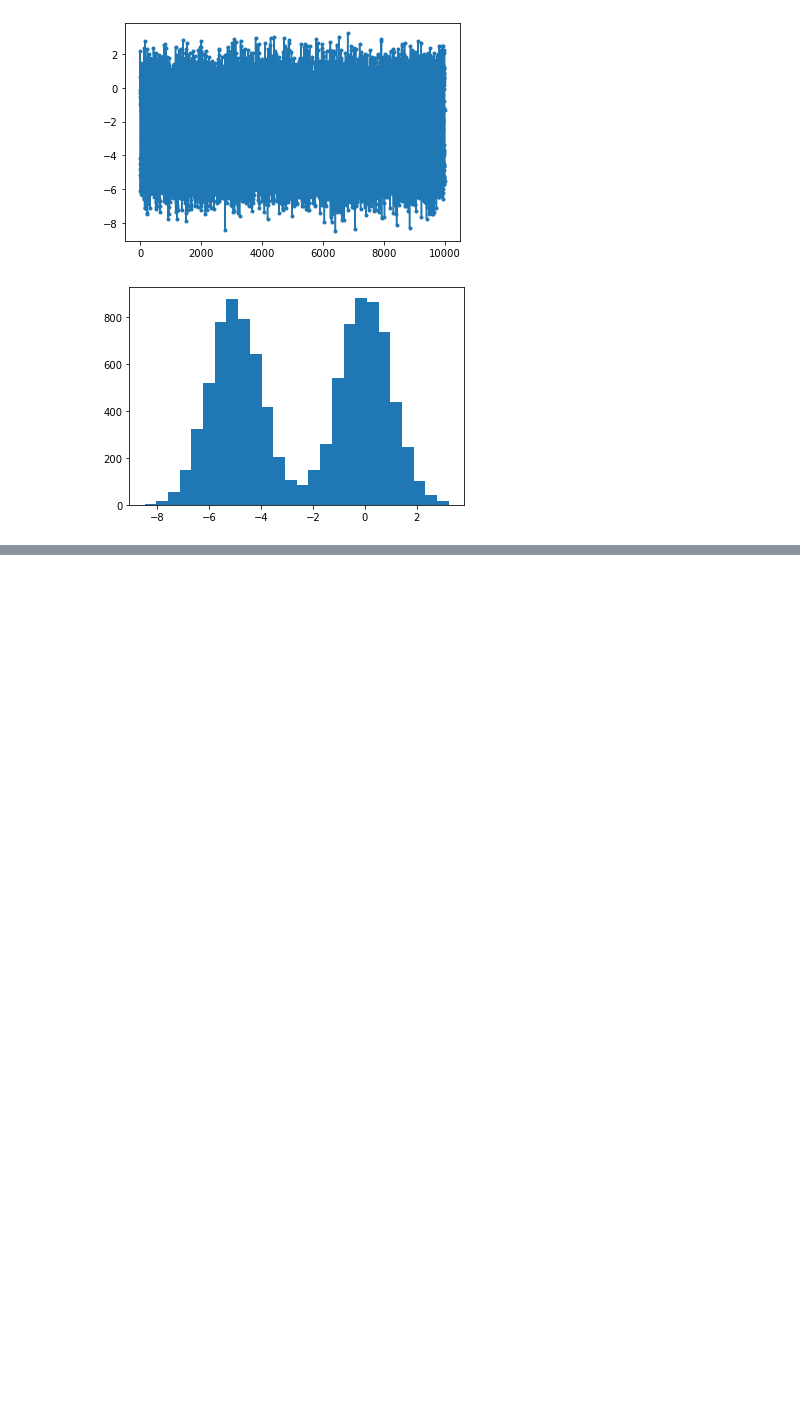
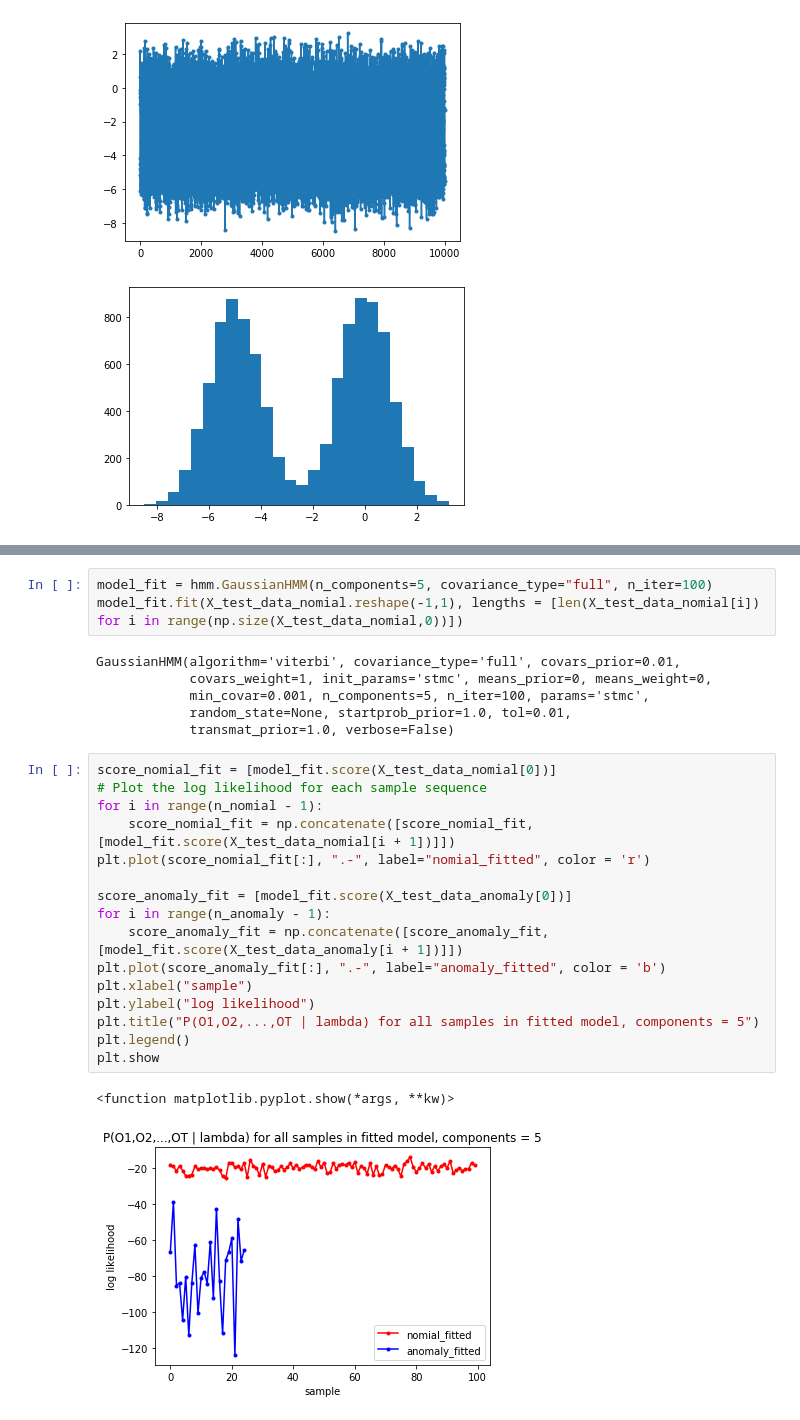
Before and after one commit to KTH-IL2232/HMM_Anomaly_Detection_Python, a Jupyter notebook: HMM-Gaussian-Generated/HMM-Gaussian-Generated.ipynb, the cells around one changed output, grey strips where cells are left out. Saved outputs shown, nothing was run; the diff lists cells and outputs as text; blank space fills up the shorter version.

Commit message:
Updated a compare result graph
Compared fitted gaussian hmm with the hmm used to generate the dataset

```diff
--- a/HMM-Gaussian-Generated/HMM-Gaussian-Generated.ipynb
+++ b/HMM-Gaussian-Generated/HMM-Gaussian-Generated.ipynb
@@ -91 +91,29 @@ plt.show
 [figure]
+# %%
+model_fit = hmm.GaussianHMM(n_components=5, covariance_type="full", n_iter=100)
+model_fit.fit(X_test_data_nomial.reshape(-1,1), lengths = [len(X_test_data_nomial[i]) for i in range(np.size(X_test_data_nomial,0))])
+# %% [output]
+GaussianHMM(algorithm='viterbi', covariance_type='full', covars_prior=0.01,
+            covars_weight=1, init_params='stmc', means_prior=0, means_weight=0,
+            min_covar=0.001, n_components=5, n_iter=100, params='stmc',
+            random_state=None, startprob_prior=1.0, tol=0.01,
+            transmat_prior=1.0, verbose=False)
+# %%
+score_nomial_fit = [model_fit.score(X_test_data_nomial[0])]
+# Plot the log likelihood for each sample sequence
+for i in range(n_nomial - 1):
+    score_nomial_fit = np.concatenate([score_nomial_fit, [model_fit.score(X_test_data_nomial[i + 1])]])
+plt.plot(score_nomial_fit[:], ".-", label="nomial_fitted", color = 'r')
+
+score_anomaly_fit = [model_fit.score(X_test_data_anomaly[0])]
+for i in range(n_anomaly - 1):
+    score_anomaly_fit = np.concatenate([score_anomaly_fit, [model_fit.score(X_test_data_anomaly[i + 1])]])
+plt.plot(score_anomaly_fit[:], ".-", label="anomaly_fitted", color = 'b')
+plt.xlabel("sample")
+plt.ylabel("log likelihood")
+plt.title("P(O1,O2,...,OT | lambda) for all samples in fitted model, components = 5")
+plt.legend()
+plt.show
+# %% [output]
+<function matplotlib.pyplot.show(*args, **kw)>
+[figure, added]
```
Also changed, not shown: parts of 2 cells of this notebook, 1 other file.
